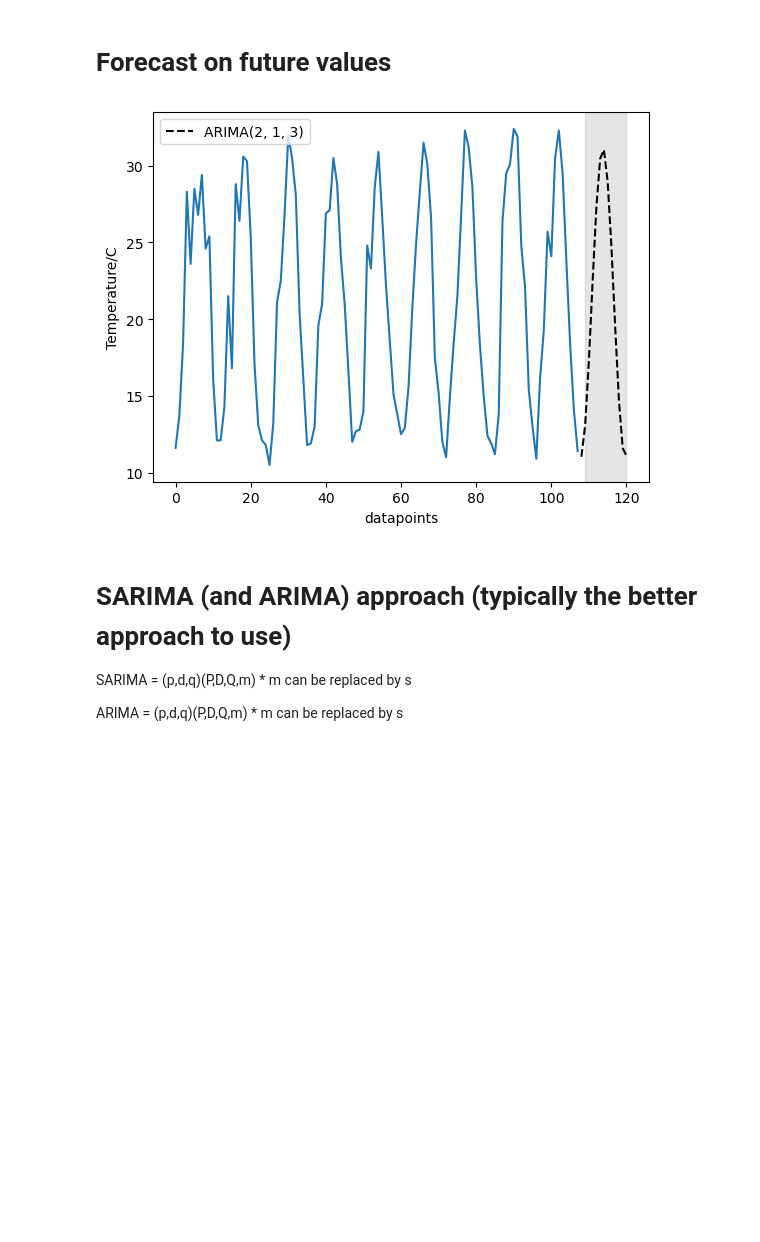
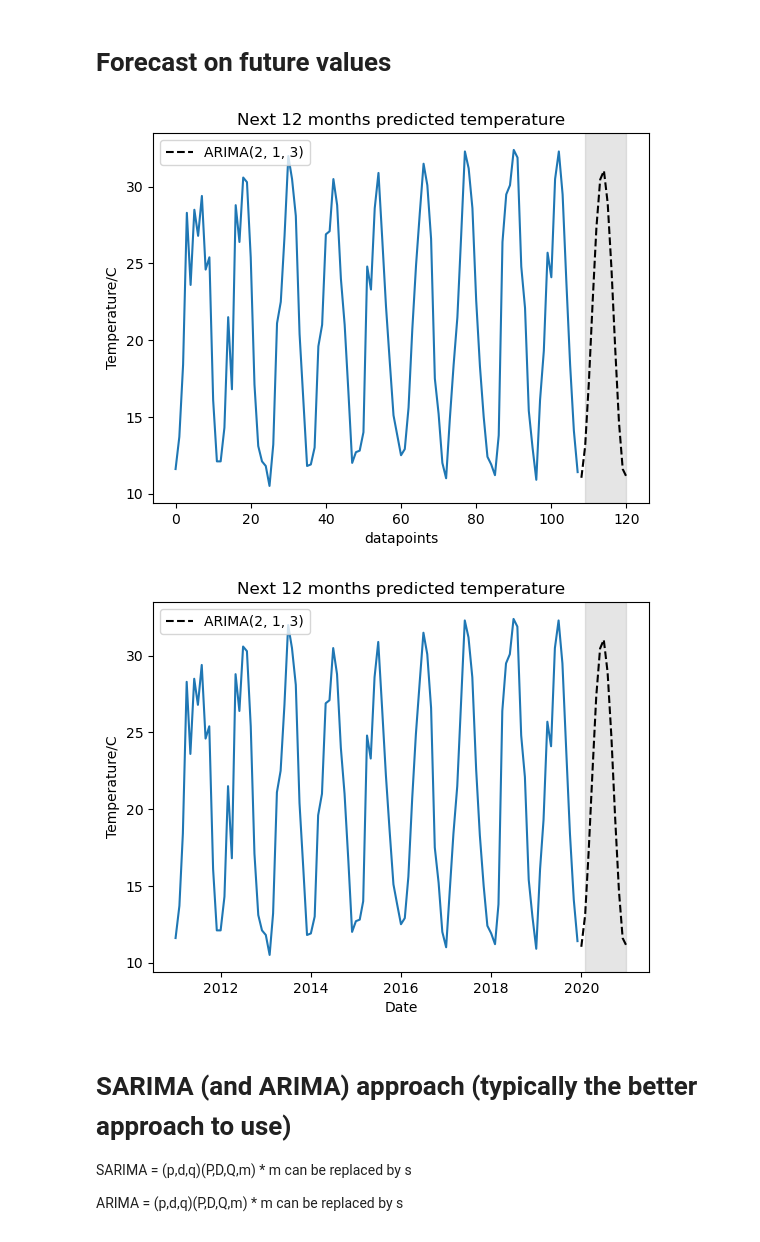
Before and after one commit to kcj-coding/Python-coding, a Jupyter notebook: python-time-series-forecasting1.ipynb, the cells around one changed output. Saved outputs shown, nothing was run; the diff lists cells and outputs as text; code cells hidden in the pictures; blank space fills up the shorter version.

```diff
--- a/python-time-series-forecasting1.ipynb
+++ b/python-time-series-forecasting1.ipynb
@@ -405,36 +405,86 @@ Here, we can see the error is much lower on the arima predictions.
 # %% [markdown]
 # Forecast on future values
 # %%
-################## forecast future x points ####################################
+################## forecast future x datapoints ####################################
 df_future = df.copy()
 
 # future prediction forecast range
 x = 12 # next 12 months
 
 # make a df which has this range of values
 df_future['index'] = df_future.index
 
 # ARIMA predictions
 ARIMA_preds = model_fit.get_prediction(len(df_future),len(df_future)+x).predicted_mean
 
 test = pd.DataFrame({'arima_pred':ARIMA_preds})
 
 # concat this onto df
 df_future = pd.concat([df_future,test])
 
 # graph this
 fig, ax = plt.subplots()
 
 ax.plot(df_future.index, df_future['test'])
 ax.plot(df_future.index, df_future['arima_pred'], 'k--', label=f"ARIMA{p_use,d,q_use}")
 
 ax.set_xlabel('datapoints')
 ax.set_ylabel('Temperature/C')
 ax.axvspan(df_future.index[len(df_future)-x],df_future.index[len(df_future)-1], color='#808080', alpha=0.2)
+ax.set_title(f"Next {x} months predicted temperature")
+ax.legend(loc=2);
 
+################## forecast future x time ####################################
+df_future = df.copy()
+
+# future prediction forecast range
+x = 12 # next 12 months
+
+# make a daterange of this
+dates_to_add = []
+
+last_date = df.date[-1:].reset_index()
+last_date = last_date['date'][0]
+
+for iii in range(1,x+2,1):
+    dater = last_date+pd.DateOffset(months=iii) # or days, years etc
+    dater = pd.Timestamp(dater).to_pydatetime()
+    dates_to_add.append(dater)
+
+dates_to_add = pd.DataFrame({'date':dates_to_add})
+
+# make a df which has this range of values
+df_future['index'] = df_future.index
+
+# ARIMA predictions
+ARIMA_preds = model_fit.get_prediction(len(df_future),len(df_future)+x).predicted_mean
+
+
+test = pd.DataFrame({'arima_pred':ARIMA_preds})
+
+dates_to_add.index = test.index
+
+#test = pd.concat([test,dates_to_add],axis=1)
+test['date'] = dates_to_add['date']
+
+# concat this onto df
+df_future = pd.concat([df_future,test])
+df_future['index'] = df_future.index
+
+# graph this
+fig, ax = plt.subplots()
+
+ax.plot(df_future['date'], df_future['test'])
+ax.plot(df_future['date'], df_future['arima_pred'], 'k--', label=f"ARIMA{p_use,d,q_use}")
+
+ax.set_xlabel('Date')
+ax.set_ylabel('Temperature/C')
+ax.axvspan(df_future.date[len(df_future)-x],df_future.date[len(df_future)-1], color='#808080', alpha=0.2)
+ax.set_title(f"Next {x} months predicted temperature")
 ax.legend(loc=2);
 # %% [output]
-[figure, old version]
+[figure, new version]
+[figure, added]
 # %% [markdown]
  # SARIMA (and ARIMA) approach (typically the better approach to use)
 
```
Also changed, not shown: parts of 4 cells of this notebook.
